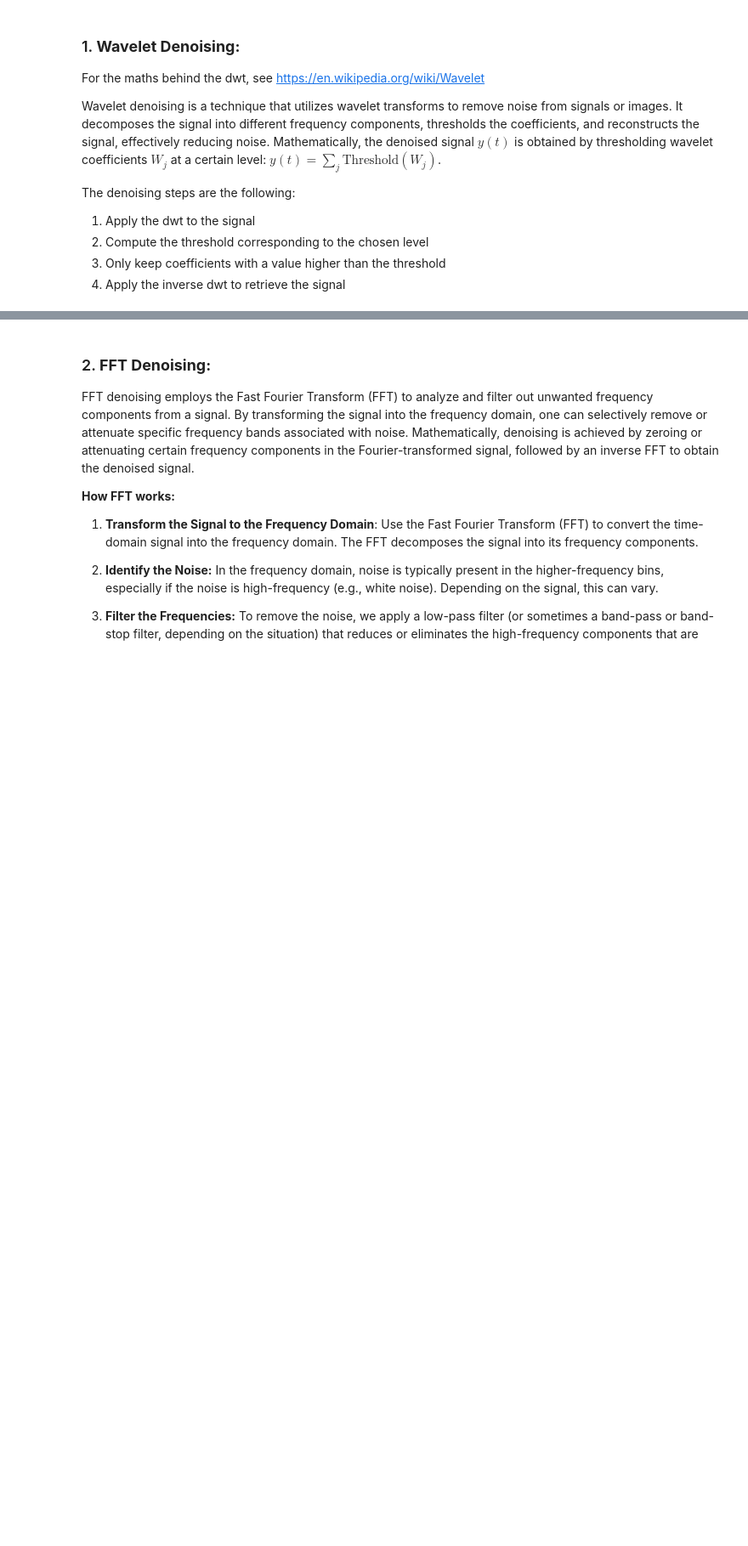
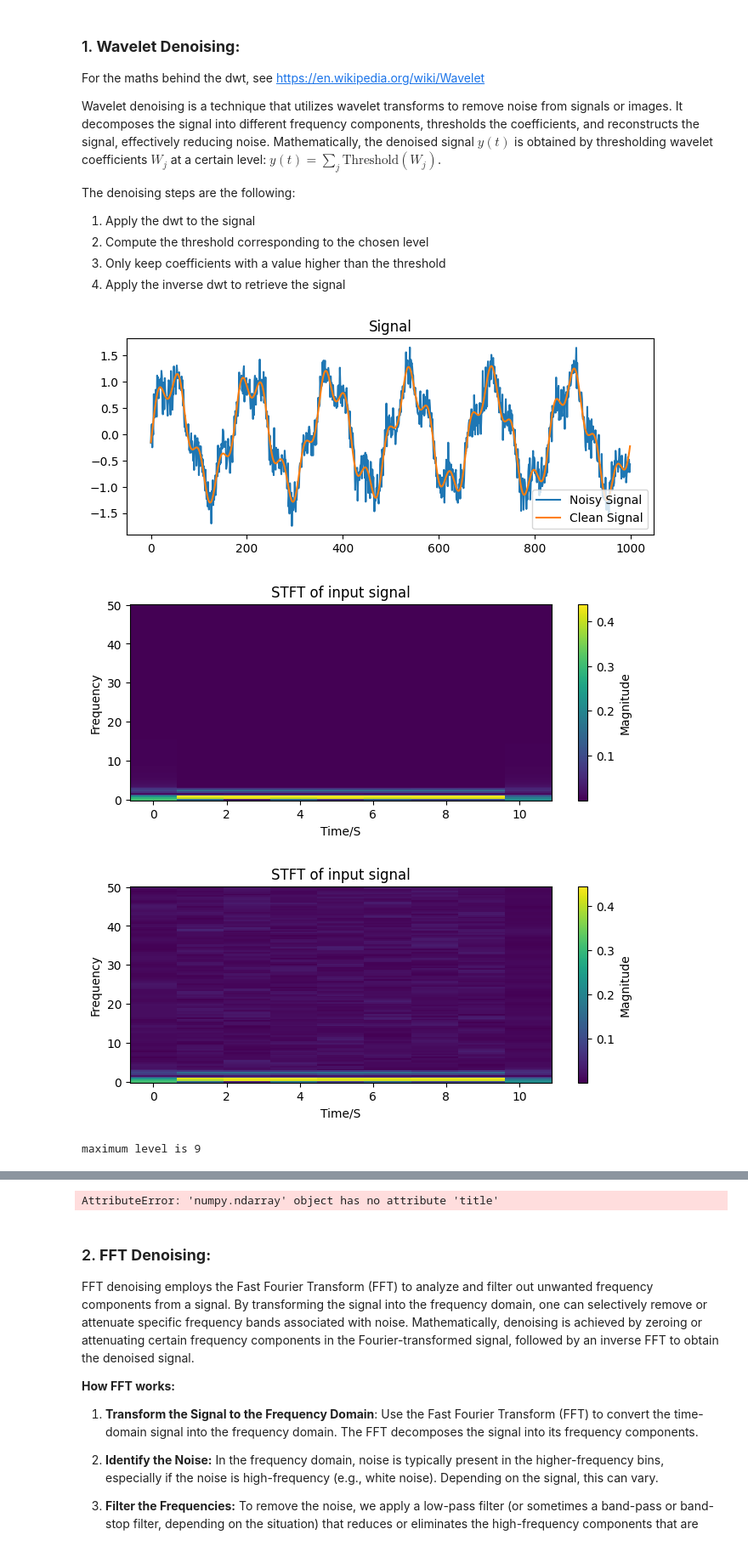
Before and after one commit to wsonguga/SensorAI, a Jupyter notebook: tutorials/tutorial_dsp.ipynb, the cells around one changed output, grey strips where cells are left out. Shown at 85% size. Saved outputs shown, nothing was run; the diff lists cells and outputs as text; code cells hidden in the pictures; blank space fills up the shorter version.

Commit message:
wavelet updates

```diff
--- a/tutorials/tutorial_dsp.ipynb
+++ b/tutorials/tutorial_dsp.ipynb
@@ -1401,32 +1387,39 @@ The denoising steps are the following:
 # %%
 # An Easy Example of Wavelet Denoising
 # Reference: https://www.kaggle.com/code/theoviel/denoising-with-direct-wavelet-transform/notebook
-from lib.dsp import wavelet_denoise, my_stft, sine_wave
+from lib.dsp import wavelet_denoise, my_stft, sine_wave, scg_simulate
 import numpy as np
 import matplotlib.pyplot as plt
 import pywt
 
 """
 The pywt package actually has 127 available wavelets. We show 10 of them, you can adjust the Parameter "wavelets_num" to show more.
 """
 wavelets_num = 10
 
 signal = sine_wave(duration=10, sampling_rate=100, frequency=0.6) + 0.3 * sine_wave(duration=10, sampling_rate=100, frequency=2.3, phase=100)
-noisy_signal = signal + np.random.normal(0, 1, 10 *100)
+#signal = scg_simulate(pulse_type="mor",noise_type="basic")[:1000]
+noisy_signal = signal + np.random.normal(0, 0.2, 10 *100)
 plt.figure(figsize=(8, 3));plt.title("Signal")
 plt.plot(noisy_signal, label='Noisy Signal')
 plt.plot(signal, label='Clean Signal')
 plt.legend();plt.show()
 
 show=True
 if show:
     _, _, _ = my_stft(signal, plot=True, fs=100)
     _, _, _ = my_stft(noisy_signal, plot=True, fs=100)
 
 for cnt, wav in enumerate(pywt.wavelist()):
-    filtered =  wavelet_denoise(noisy_signal, wav, 0.5, show=True)
+    title_name = "Wavelet Denoising with " + wav
+    filtered =  wavelet_denoise(noisy_signal, wav, 0.5, show=True, title=title_name)
     if show:
         _, _, _ = my_stft(filtered, plot=True, fs=100)
     if cnt > wavelets_num:
         break
 # f, t, Z = my_stft(filtered_signal_13, plot=True, fs=100)
+# %% [output]
+[figure, added]
+[figure, added]
+[figure, added]
+maximum level is 9
@@ -1433,3 +1428,4 @@ for cnt, wav in enumerate(pywt.wavelist()):
+AttributeError: 'numpy.ndarray' object has no attribute 'title'
 # %% [markdown]
 ### 2. **FFT Denoising:**
 
```
Also changed, not shown: parts of 8 cells of this notebook.
